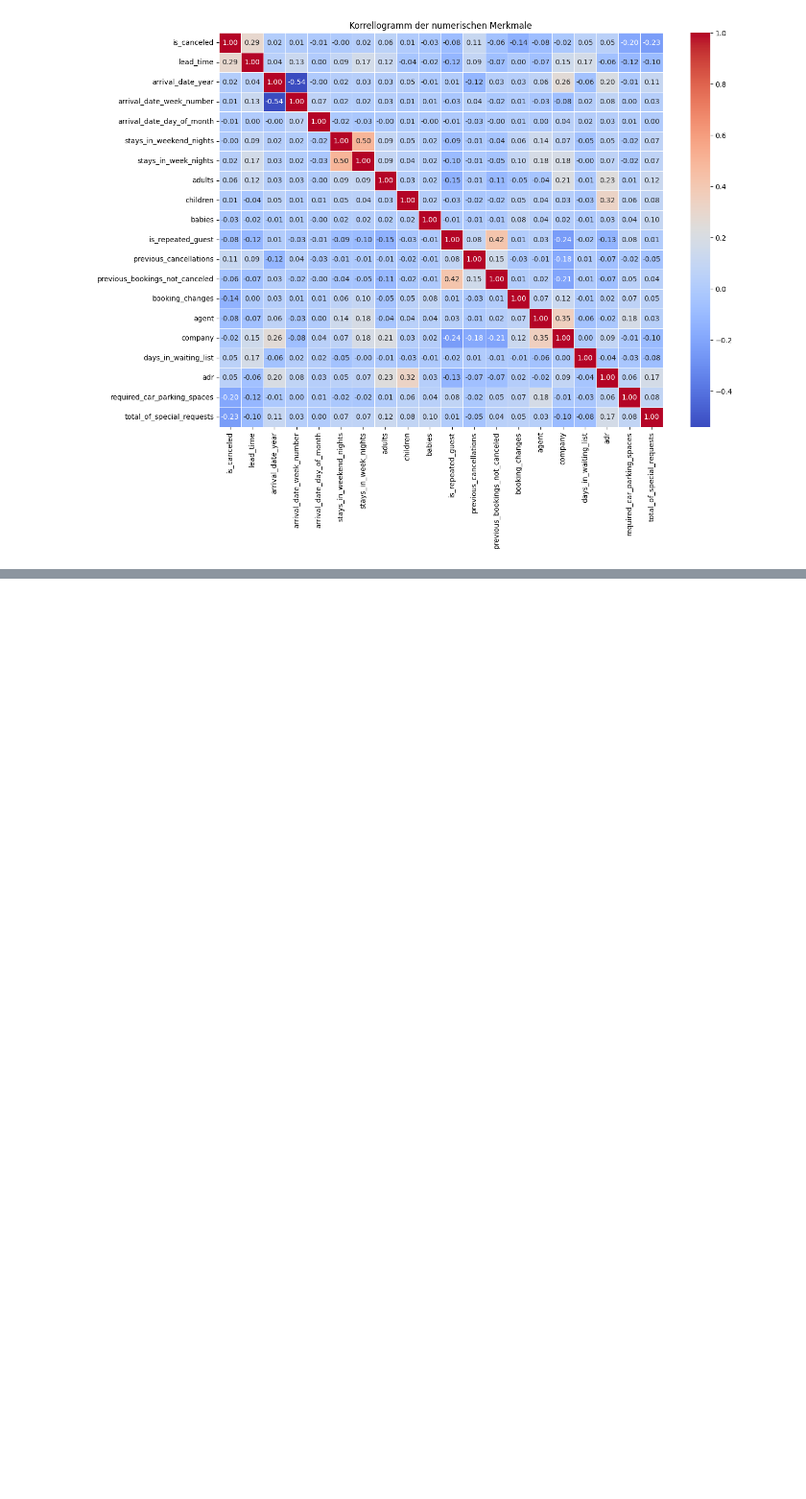
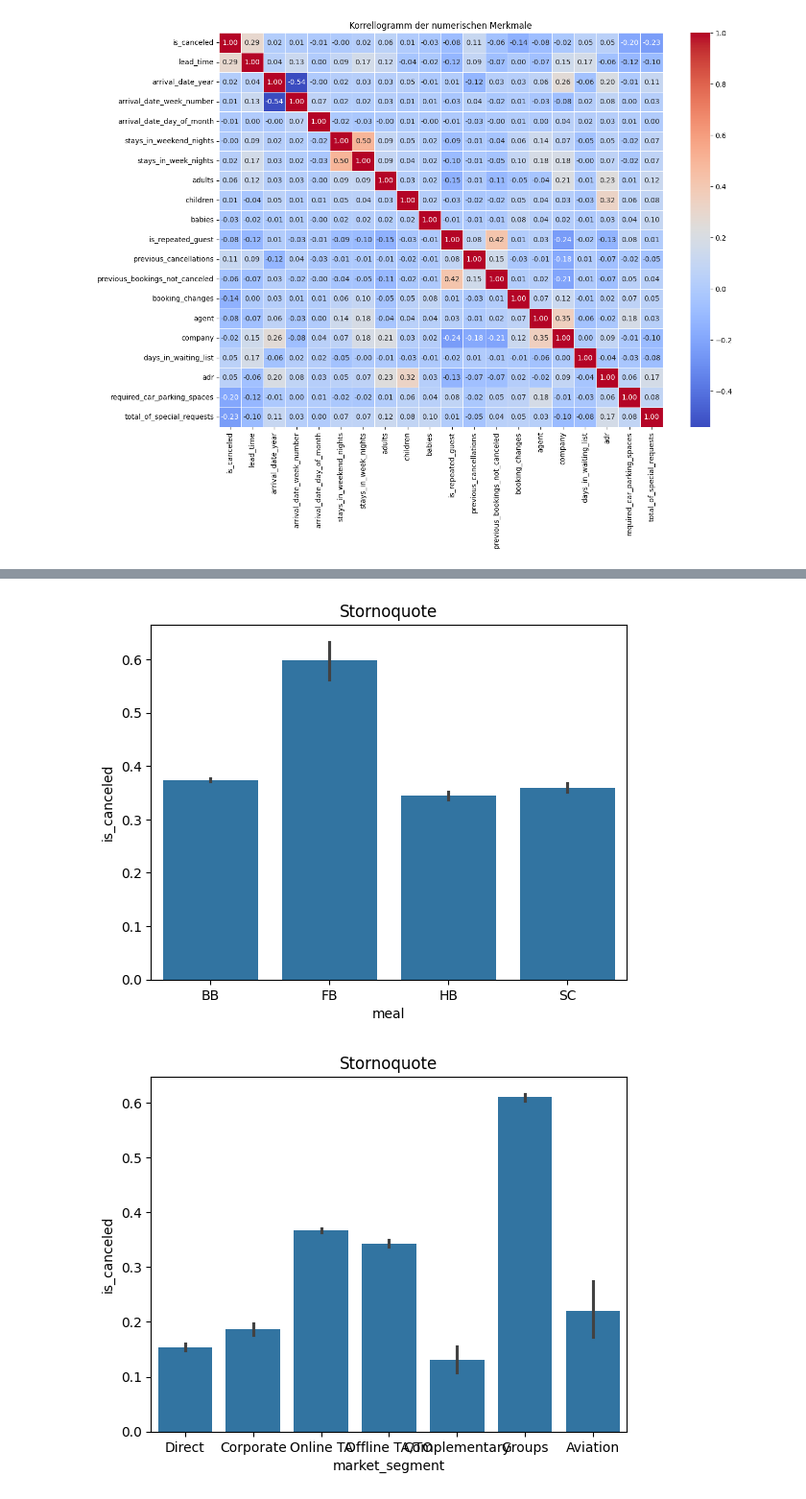
Before and after one commit to abt-kevin/Hotel_Bookings, a Jupyter notebook: hotel_bookings.ipynb, the cells around one changed output, grey strips where cells are left out. Shown: that part at 96% size. Saved outputs shown, nothing was run; the diff lists cells and outputs as text; code cells hidden in the pictures; blank space fills up the shorter version.

```diff
--- a/hotel_bookings.ipynb
+++ b/hotel_bookings.ipynb
@@ -114,0 +136,13 @@ plt.show()
+# %%
+categorical_vars = [
+    'meal', 'market_segment', 'distribution_channel',
+    'reserved_room_type', 'assigned_room_type', 'deposit_type', 'customer_type'
+]
+
+for var in categorical_vars:
+    sns.barplot(data=df, x=var, y='is_canceled')
+    plt.title("Stornoquote")
+    plt.show()
+# %% [output]
+[figure, added]
+[figure, added]
```
Also changed, not shown: parts of 8 cells of this notebook.
